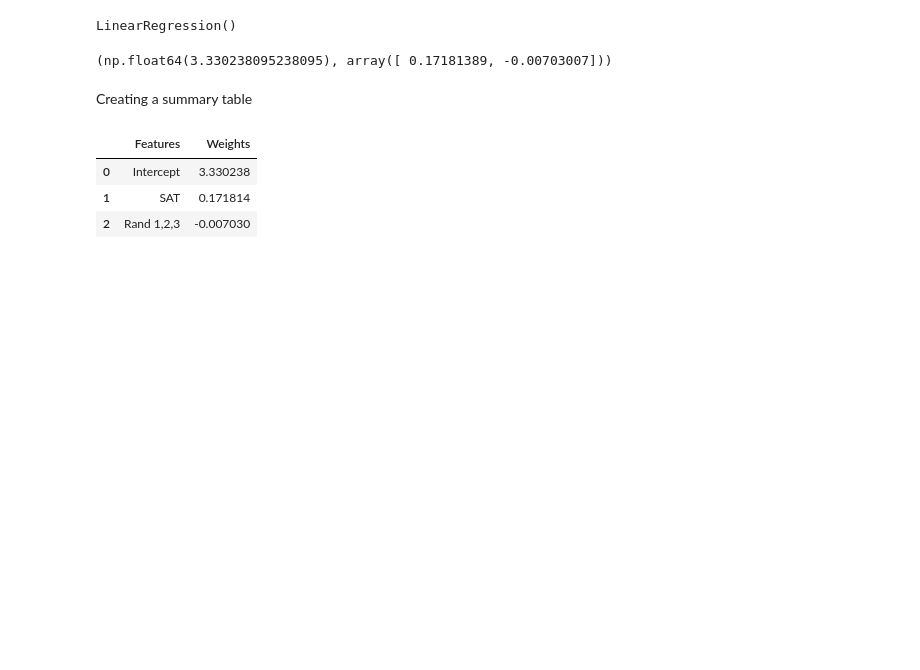
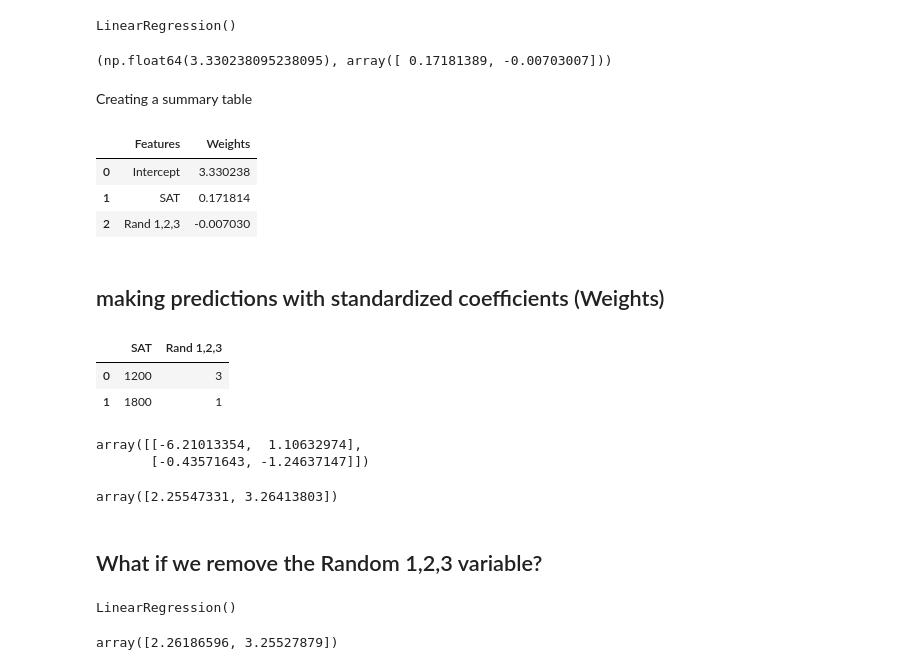
Before and after one commit to indieka900/Data-Science-tutorial, a Jupyter notebook: multiple_regression_sklearn.ipynb, the cells around one changed output. Drawn from its saved outputs; the diff is of its cells as text; code cells hidden in the pictures; blank space fills up the shorter version.

Commit message:
Add prediction functionality with standardized coefficients and evaluate impact of variable removal

```diff
--- a/multiple_regression_sklearn.ipynb
+++ b/multiple_regression_sklearn.ipynb
@@ -141,3 +141,34 @@ reg_summary
 | 0 | Intercept | 3.330238 |
 | 1 | SAT | 0.171814 |
 | 2 | Rand 1,2,3 | -0.007030 |
+# %% [markdown]
+## making predictions with standardized coefficients (Weights)
+# %%
+new_data = pd.DataFrame(data = [[1200, 3], [1800, 1]], columns = ['SAT', 'Rand 1,2,3'])
+new_data
+# %% [output]
+|  | SAT | Rand 1,2,3 |
+| 0 | 1200 | 3 |
+| 1 | 1800 | 1 |
+# %%
+new_data_scaled = scaler.transform(new_data)
+new_data_scaled
+# %% [output]
+array([[-6.21013354,  1.10632974],
+       [-0.43571643, -1.24637147]])
+# %%
+reg.predict(new_data_scaled)
+# %% [output]
+array([2.25547331, 3.26413803])
+# %% [markdown]
+## What if we remove the Random 1,2,3 variable?
+# %%
+reg_simple = LinearRegression()
+x_simple_matrix = x_scaled[:, 0].reshape(-1, 1)
+reg_simple.fit(x_simple_matrix, y)
+# %% [output]
+LinearRegression()
+# %%
+reg_simple.predict(new_data_scaled[:, 0].reshape(-1, 1))
+# %% [output]
+array([2.26186596, 3.25527879])
```
